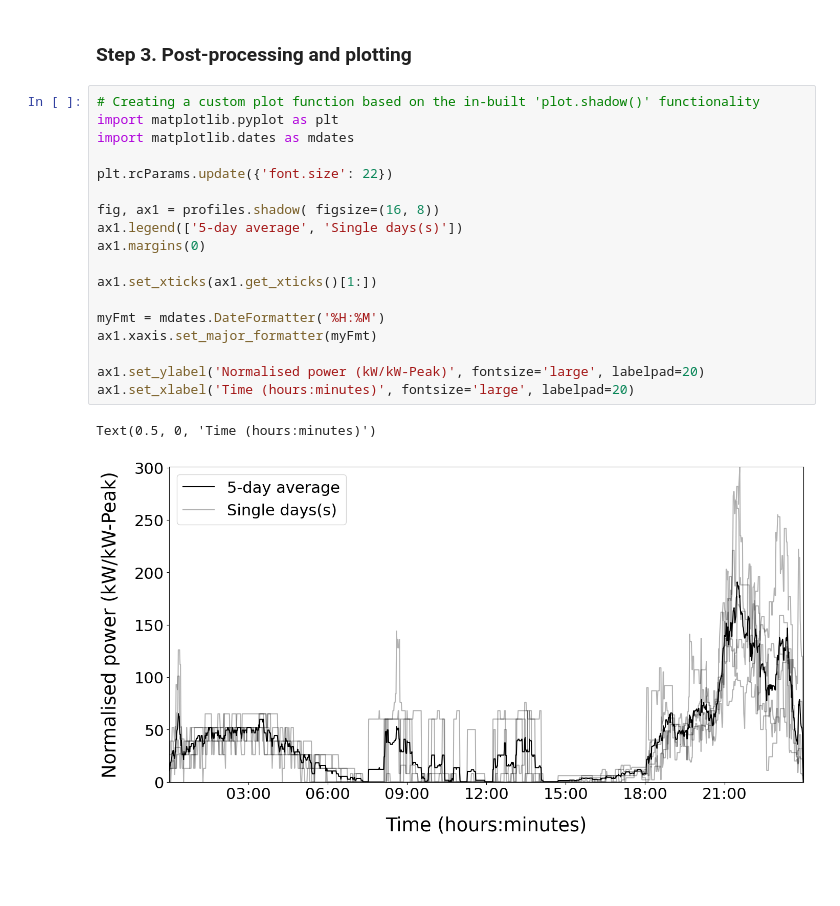
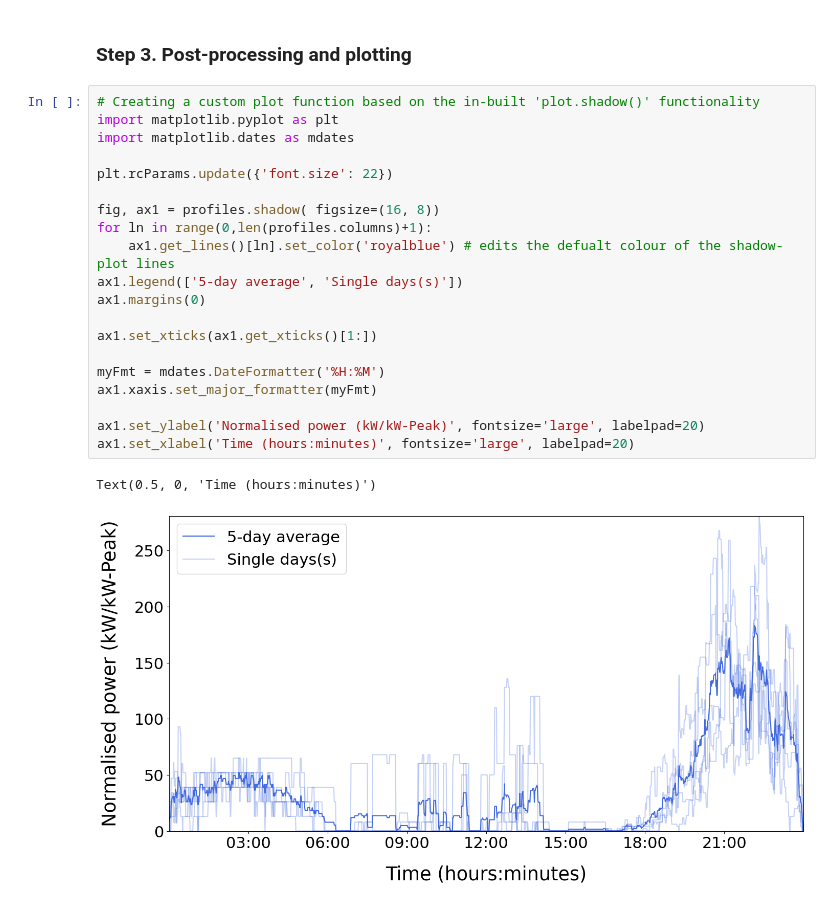
Before and after one commit to RAMP-project/RAMP, a Jupyter notebook: docs/notebooks/example_figure_joss.ipynb, the cells around one changed output. Saved outputs shown, nothing was run; the diff lists cells and outputs as text; blank space fills up the shorter version.

Commit message:
Custom line colours

```diff
--- a/docs/notebooks/example_figure_joss.ipynb
+++ b/docs/notebooks/example_figure_joss.ipynb
@@ -26,21 +26,23 @@ You will simulate 1 day(s) from 2024-05-08 00:00:00 until 2024-05-09 00:00:00
 # %%
 # Creating a custom plot function based on the in-built 'plot.shadow()' functionality
 import matplotlib.pyplot as plt
 import matplotlib.dates as mdates
 
 plt.rcParams.update({'font.size': 22})
 
 fig, ax1 = profiles.shadow( figsize=(16, 8))
+for ln in range(0,len(profiles.columns)+1):
+    ax1.get_lines()[ln].set_color('royalblue') # edits the defualt colour of the shadow-plot lines
 ax1.legend(['5-day average', 'Single days(s)'])
 ax1.margins(0)
 
 ax1.set_xticks(ax1.get_xticks()[1:])
 
 myFmt = mdates.DateFormatter('%H:%M')
 ax1.xaxis.set_major_formatter(myFmt)
 
 ax1.set_ylabel('Normalised power (kW/kW-Peak)', fontsize='large', labelpad=20)
 ax1.set_xlabel('Time (hours:minutes)', fontsize='large', labelpad=20)
 # %% [output]
 Text(0.5, 0, 'Time (hours:minutes)')
-[figure, old version]
+[figure, new version]
```
Also changed, not shown: parts of 1 cell of this notebook.
